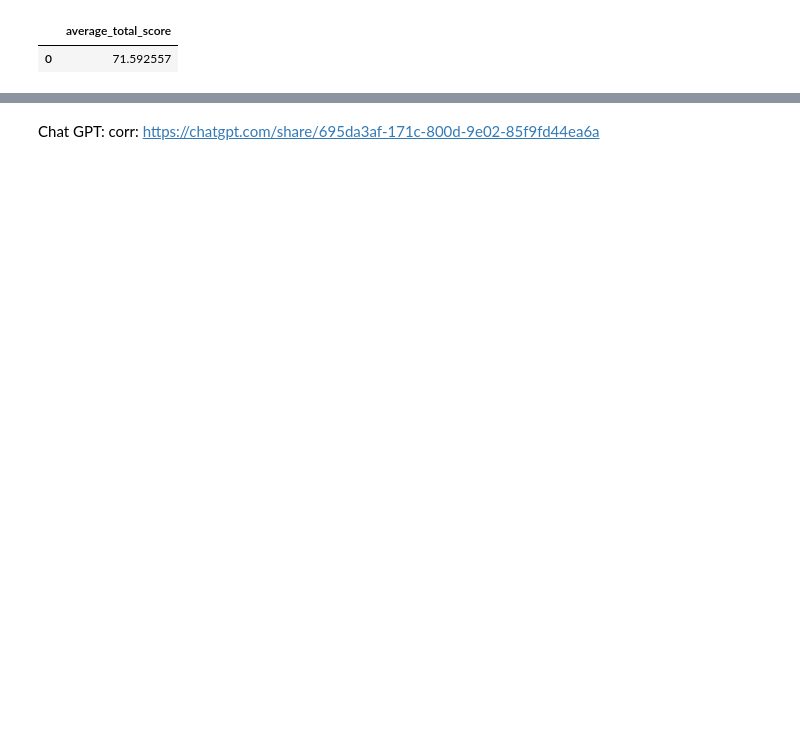
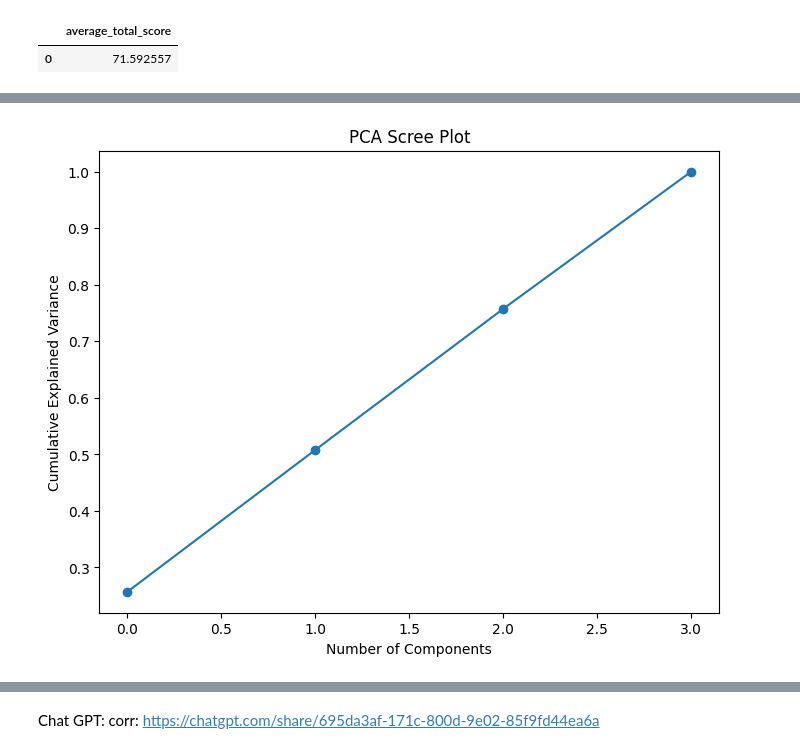
Before and after one commit to seasid3/programming-for-data-analytics-project, a Jupyter notebook: student_outcomes.ipynb, the cells around one changed output, grey strips where cells are left out. Saved outputs shown, nothing was run; the diff lists cells and outputs as text; code cells hidden in the pictures; blank space fills up the shorter version.

```diff
--- a/student_outcomes.ipynb
+++ b/student_outcomes.ipynb
@@ -399,0 +317,18 @@ plt.show()
+# %%
+pca_vars = df_merged[
+    ["Attendance_Percent", "Midterm_Score", "Projects_Score", "Final_Score"]
+].dropna()
+
+scaled = StandardScaler().fit_transform(pca_vars)
+
+pca = PCA()
+components = pca.fit_transform(scaled)
+# %%
+plt.figure(figsize=(8,6))
+plt.plot(np.cumsum(pca.explained_variance_ratio_), marker="o")
+plt.xlabel("Number of Components")
+plt.ylabel("Cumulative Explained Variance")
+plt.title("PCA Scree Plot")
+plt.show()
+# %% [output]
+[figure, added]
```
Also changed, not shown: parts of 59 cells of this notebook, 2 other files.
